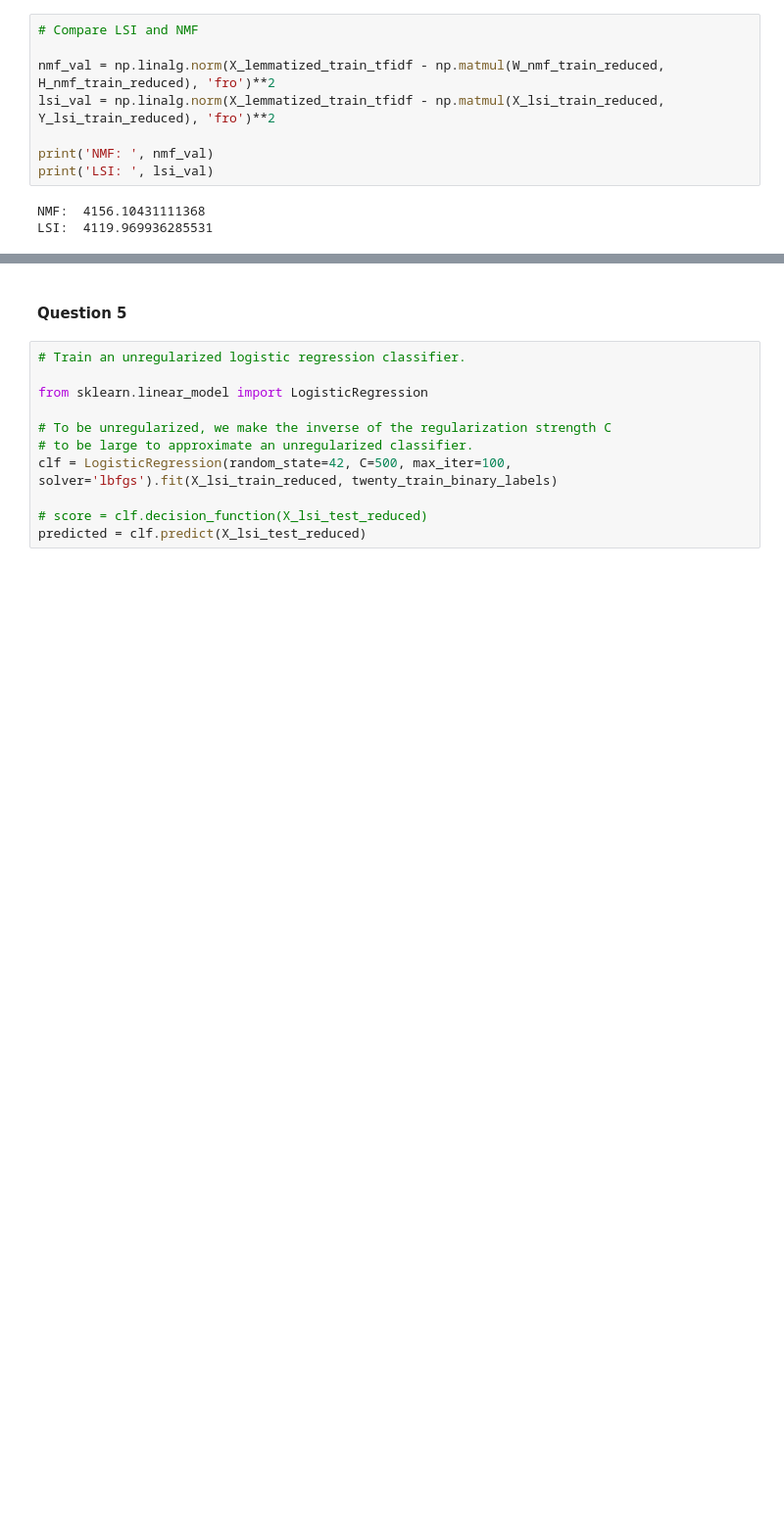
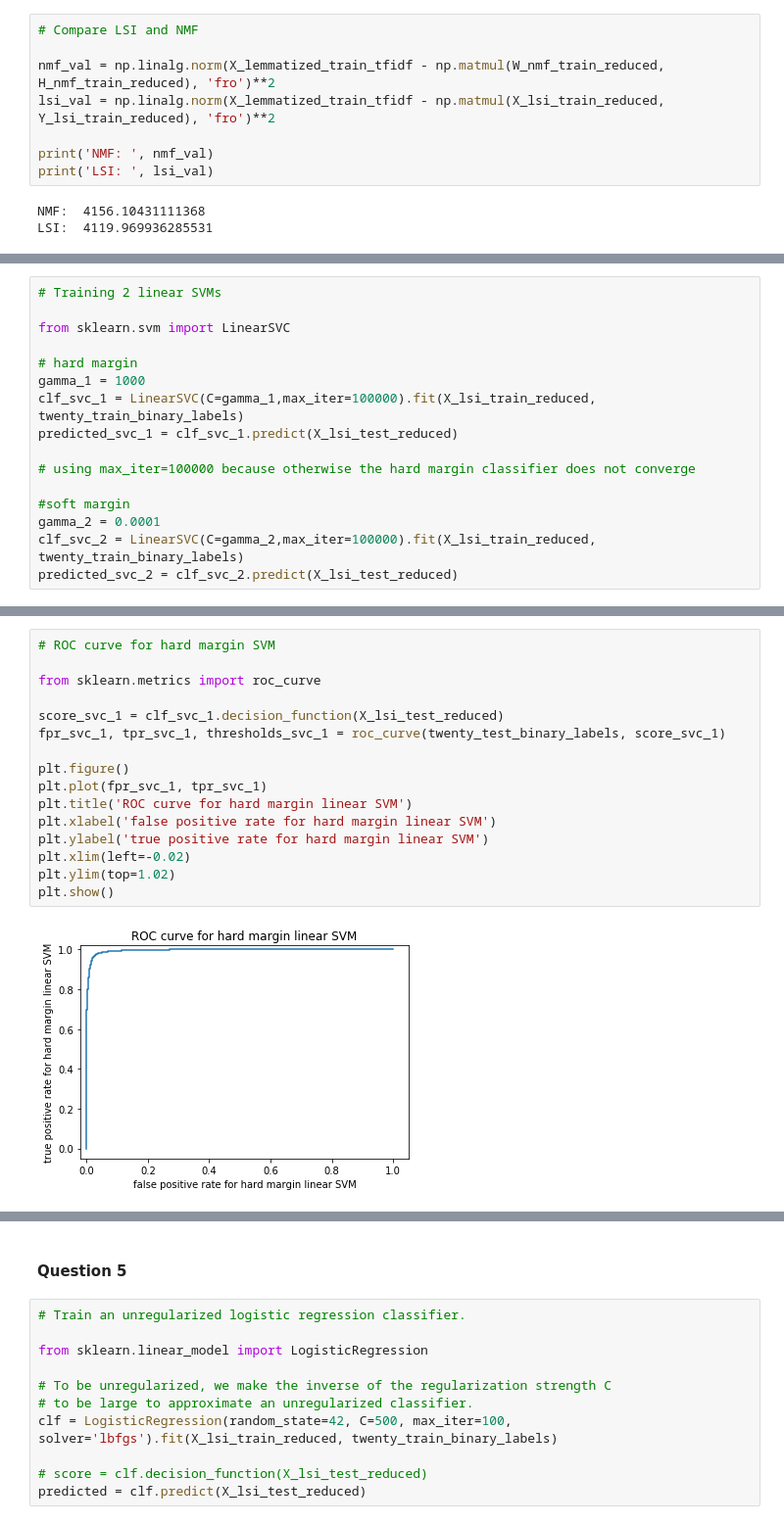
Before and after one commit to 219Winter2019adjz/test, a Jupyter notebook: proj1.ipynb, the cells around one changed output, grey strips where cells are left out. Shown at 98% size. Cells and saved outputs as stored; diff of their text form; blank space fills up the shorter version.

```diff
--- a/proj1.ipynb
+++ b/proj1.ipynb
@@ -254,0 +257,16 @@ LSI:  4119.969936285531
+# %%
+# Training 2 linear SVMs
+
+from sklearn.svm import LinearSVC
+
+# hard margin
+gamma_1 = 1000
+clf_svc_1 = LinearSVC(C=gamma_1,max_iter=100000).fit(X_lsi_train_reduced, twenty_train_binary_labels)
+predicted_svc_1 = clf_svc_1.predict(X_lsi_test_reduced)
+
+# using max_iter=100000 because otherwise the hard margin classifier does not converge
+
+#soft margin
+gamma_2 = 0.0001
+clf_svc_2 = LinearSVC(C=gamma_2,max_iter=100000).fit(X_lsi_train_reduced, twenty_train_binary_labels)
+predicted_svc_2 = clf_svc_2.predict(X_lsi_test_reduced)
@@ -254,0 +341,18 @@ LSI:  4119.969936285531
+# %%
+# ROC curve for hard margin SVM
+
+from sklearn.metrics import roc_curve
+
+score_svc_1 = clf_svc_1.decision_function(X_lsi_test_reduced)
+fpr_svc_1, tpr_svc_1, thresholds_svc_1 = roc_curve(twenty_test_binary_labels, score_svc_1)
+
+plt.figure()
+plt.plot(fpr_svc_1, tpr_svc_1)
+plt.title('ROC curve for hard margin linear SVM')
+plt.xlabel('false positive rate for hard margin linear SVM')
+plt.ylabel('true positive rate for hard margin linear SVM')
+plt.xlim(left=-0.02)
+plt.ylim(top=1.02)
+plt.show()
+# %% [output]
+[figure, added]
```
Also changed, not shown: parts of 9 cells of this notebook.
